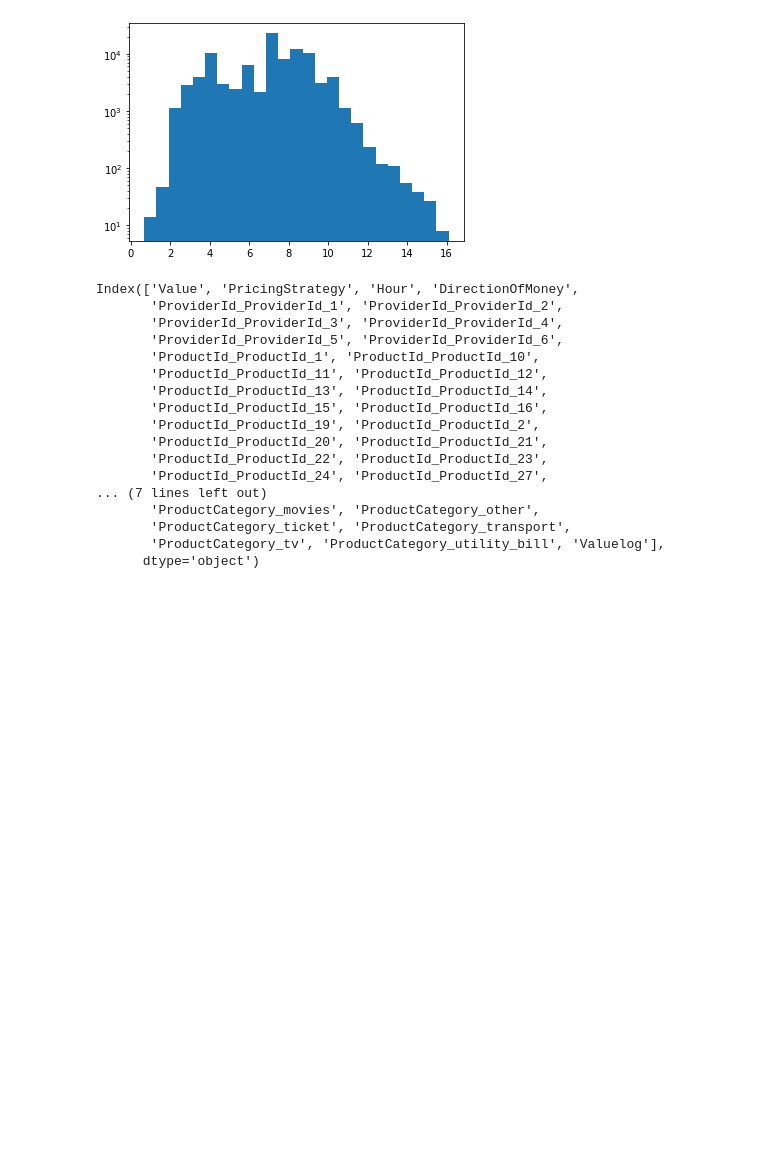
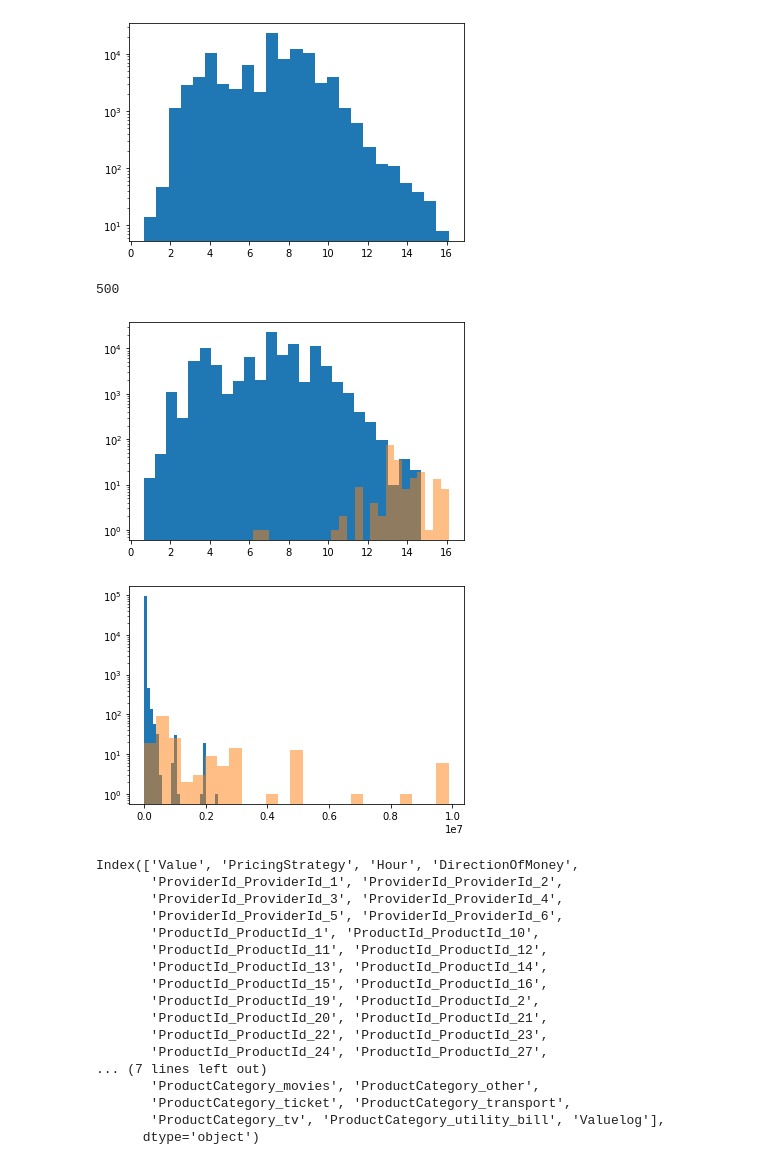
Before and after one commit to katwegner/fraud, a Jupyter notebook: eda.ipynb, the cells around one changed output. Saved outputs shown, nothing was run; the diff lists cells and outputs as text; code cells hidden in the pictures; blank space fills up the shorter version.

```diff
--- a/eda.ipynb
+++ b/eda.ipynb
@@ -169,11 +119,32 @@ for c in data[['ProviderId', 'ProductId','ProductCategory', 'ChannelId','Pricing
 # %%
 # creating new column for the log of value (to erase outliers)
 df['Valuelog'] = np.log(df['Value'])
+data['Valuelog'] = np.log(data['Value'])
 # %%
 plt.hist(df['Valuelog'], bins=25)
 plt.yscale('log')
 # %% [output]
 [figure]
+# %%
+min(data.loc[data['FraudResult'] == 1,'Value'])
+# %% [output]
+500
+# %%
+import matplotlib.pyplot as plt
+plt.hist(data.loc[data['FraudResult'] == 0,'Valuelog'], bins=25)
+plt.yscale('log')
+plt.hist(data.loc[data['FraudResult'] == 1,'Valuelog'], bins=25, alpha = 0.5)
+plt.yscale('log')
+plt.show()
+
+plt.hist(data.loc[data['FraudResult'] == 0,'Value'], bins=25)
+plt.yscale('log')
+plt.hist(data.loc[data['FraudResult'] == 1,'Value'], bins=25, alpha = 0.5)
+plt.yscale('log')
+plt.show()
+# %% [output]
+[figure, added]
+[figure, added]
 # %%
 df.columns
 # %% [output]
```
Also changed, not shown: parts of 12 cells of this notebook.
